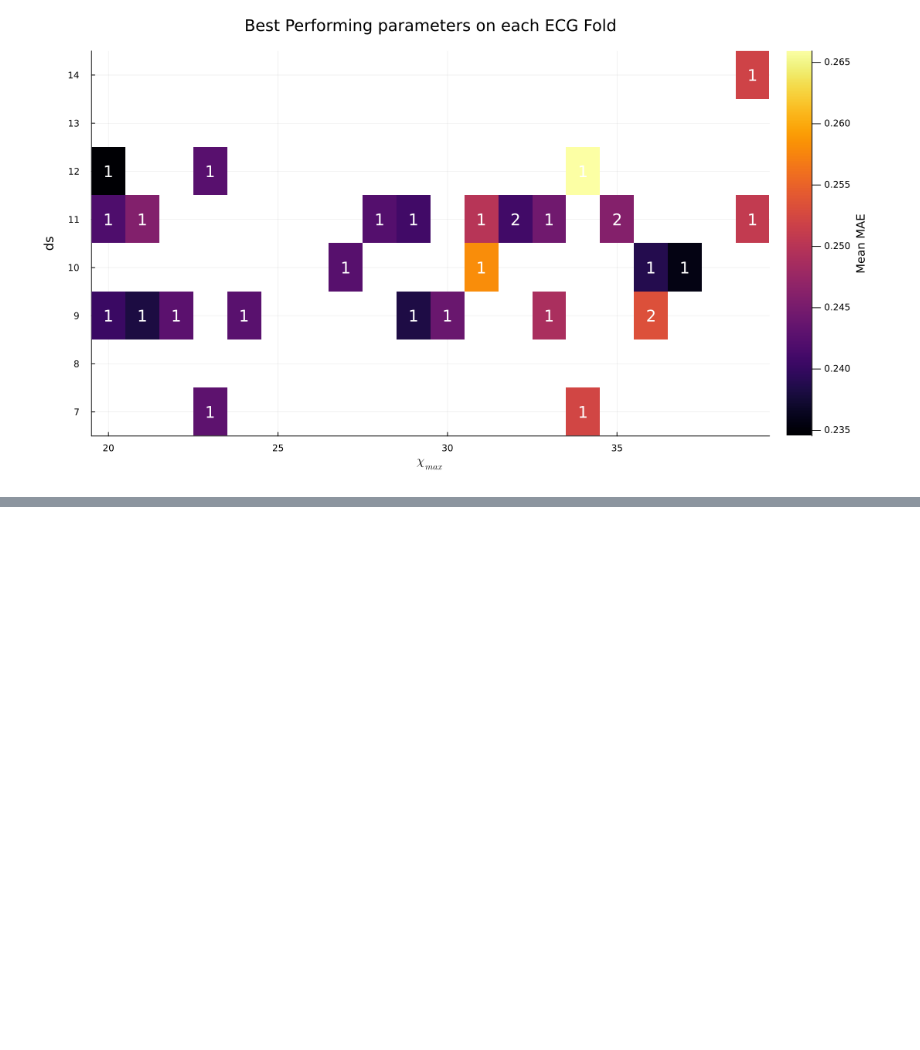
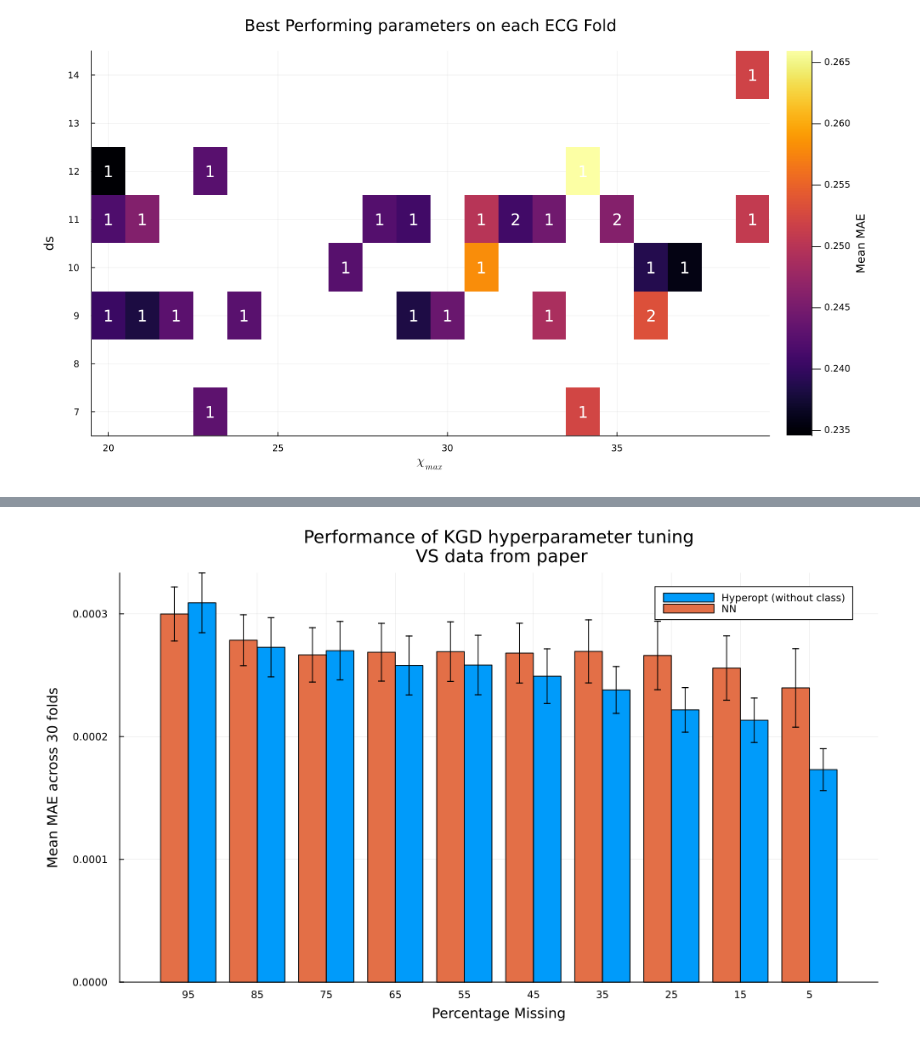
Before and after one commit to hugopstackhouse/MPSTime.jl, a Jupyter notebook: Folds/imp_results_clean.ipynb, the cells around one changed output, grey strips where cells are left out. Saved outputs shown, nothing was run; the diff lists cells and outputs as text; code cells hidden in the pictures; blank space fills up the shorter version.

```diff
--- a/Folds/imp_results_clean.ipynb
+++ b/Folds/imp_results_clean.ipynb
@@ -256,0 +337,21 @@ plot(hm)
+# %%
+inst = 1
+groupedbar(
+    pms,
+    [ mmae_kepGD[inst,:]  mmae_kepGD_nn[inst,:] ];
+    yerr =1.96 .* [ std_kepGD[inst,:]  std_kepGD_nn[inst,:] ] ./sqrt(30),
+    xticks = pms,
+    labels=[ "Hyperopt (without class)"  "NN" ],
+    legend=:topright,
+    size=(1000,600),
+    bottom_margin=5mm,
+    left_margin=5mm,
+    top_margin=5mm
+)
+xflip!(true)
+xlabel!("Percentage Missing")
+ylabel!("Mean MAE across 30 folds")
+title!("Performance of KGD hyperparameter tuning\n VS data from paper")
+# savefig("ECG200.png")
+# %% [output]
+[figure, added]
```
Also changed, not shown: parts of 15 cells of this notebook, 15 other files.
